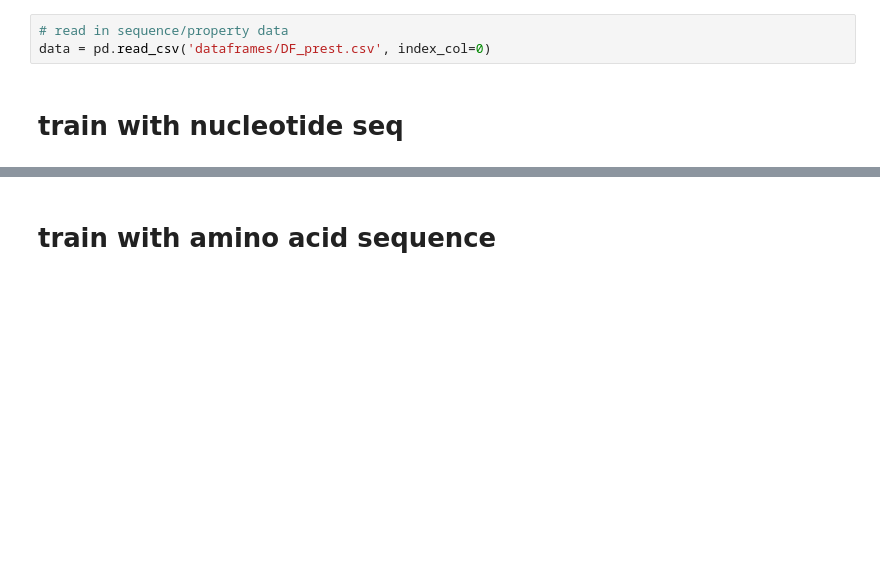
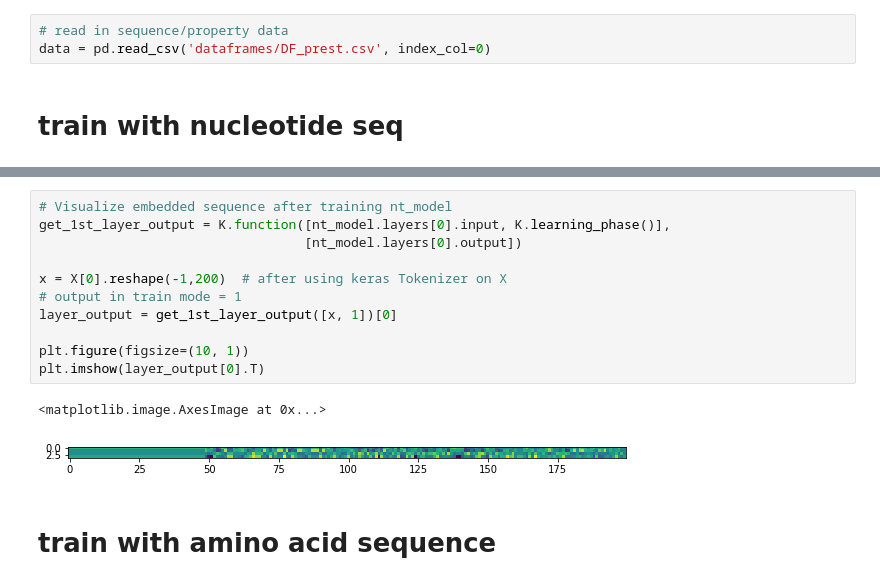
Before and after one commit to jayruth/NovoNordisk_Capstone, a Jupyter notebook: train_clstm_example.ipynb, the cells around one changed output, grey strips where cells are left out. Cells and saved outputs as stored; diff of their text form; blank space fills up the shorter version.

Commit message:
Visualize embedding layer output after training.

```diff
--- a/train_clstm_example.ipynb
+++ b/train_clstm_example.ipynb
@@ -39,4 +43,18 @@ Accuracy: 65.65%
 [figure]
+# %%
+# Visualize embedded sequence after training nt_model
+get_1st_layer_output = K.function([nt_model.layers[0].input, K.learning_phase()],
+                                  [nt_model.layers[0].output])
+
+x = X[0].reshape(-1,200)  # after using keras Tokenizer on X
+# output in train mode = 1
+layer_output = get_1st_layer_output([x, 1])[0]
+
+plt.figure(figsize=(10, 1))
+plt.imshow(layer_output[0].T)
+# %% [output]
+<matplotlib.image.AxesImage at 0x...>
+[figure, added]
 # %% [markdown]
 # train with amino acid sequence
 # %%
```
Also changed, not shown: parts of 4 cells of this notebook.
